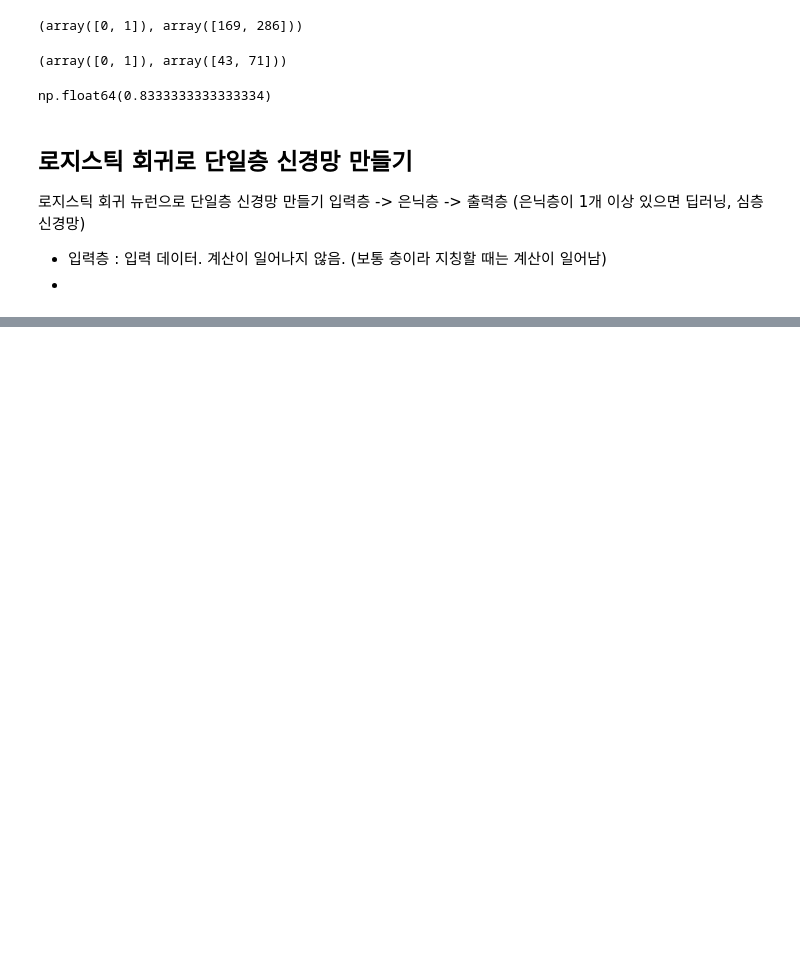
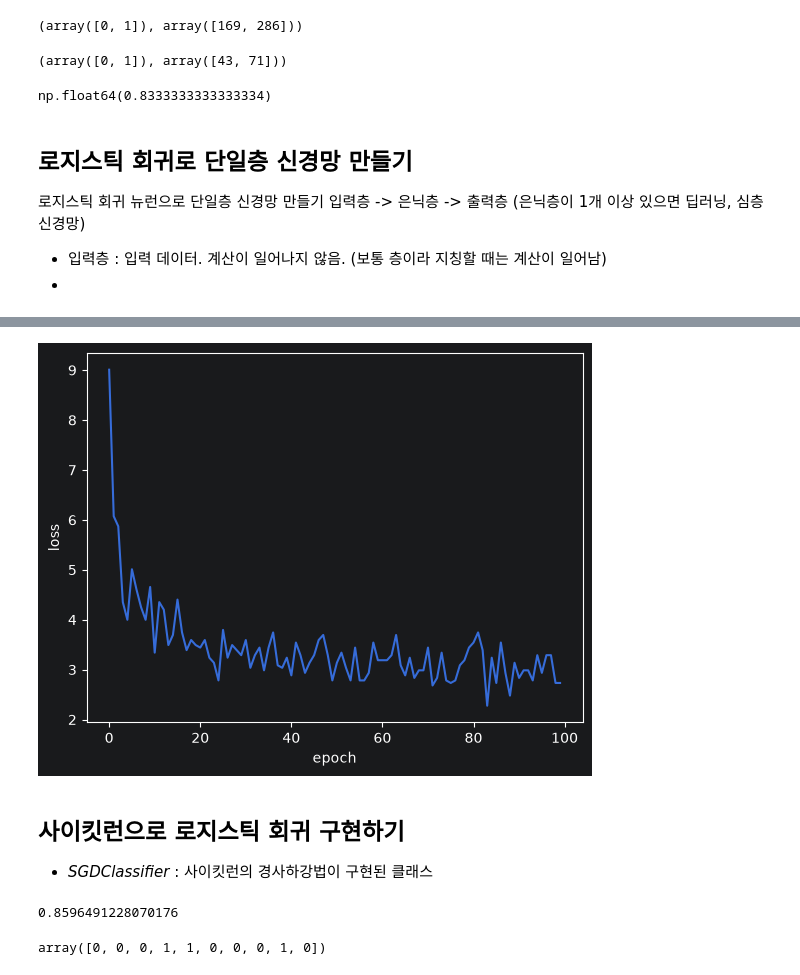
Before and after one commit to Sookyeong0505/MachineLearningStudy, a Jupyter notebook: DoItDeepLearingBasic/02practice.ipynb, the cells around one changed output, grey strips where cells are left out. Saved outputs shown, nothing was run; the diff lists cells and outputs as text; code cells hidden in the pictures; blank space fills up the shorter version.

Commit message:
딥러닝 입문 4장 - 로지스틱 회귀로 단일 신경망 만들기 - 사이킷 런으로 로지스틱 회귀 구현하기

```diff
--- a/DoItDeepLearingBasic/02practice.ipynb
+++ b/DoItDeepLearingBasic/02practice.ipynb
@@ -169,0 +285,12 @@ np.float64(0.8333333333333334)
+# %%
+# 손실함수 누적값 확인하기
+plt.plot(layer2.losses)
+plt.xlabel('epoch')
+plt.ylabel('loss')
+plt.show()
+# %% [output]
+[figure, added]
+# %% [markdown]
+## 사이킷런으로 로지스틱 회귀 구현하기
+
+- *SGDClassifier* : 사이킷런의 경사하강법이 구현된 클래스
@@ -169,0 +303,10 @@ np.float64(0.8333333333333334)
+# %%
+sgd.fit(x_train, y_train)
+sgd.score(x_test, y_test)
+# %% [output]
+0.8596491228070176
+# %%
+# 사이킷런으로 예측하기
+sgd.predict(x_test[:10])
+# %% [output]
+array([0, 0, 0, 1, 1, 0, 0, 0, 1, 0])
```
Also changed, not shown: parts of 6 cells of this notebook.
